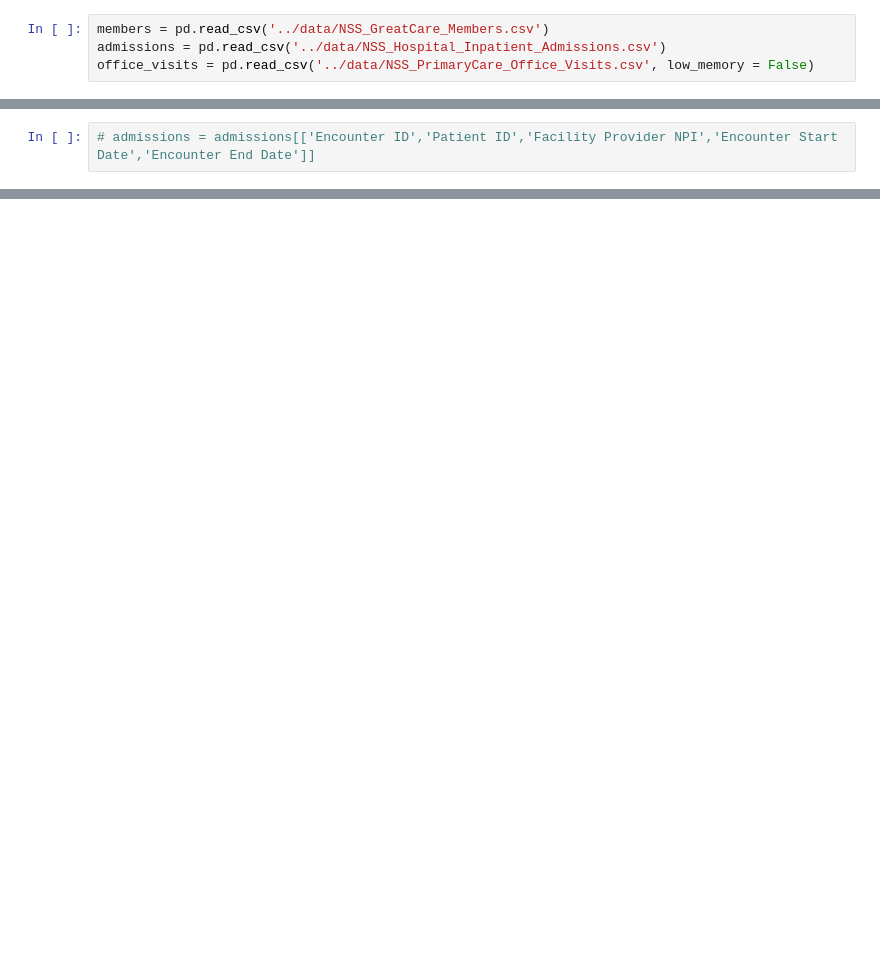
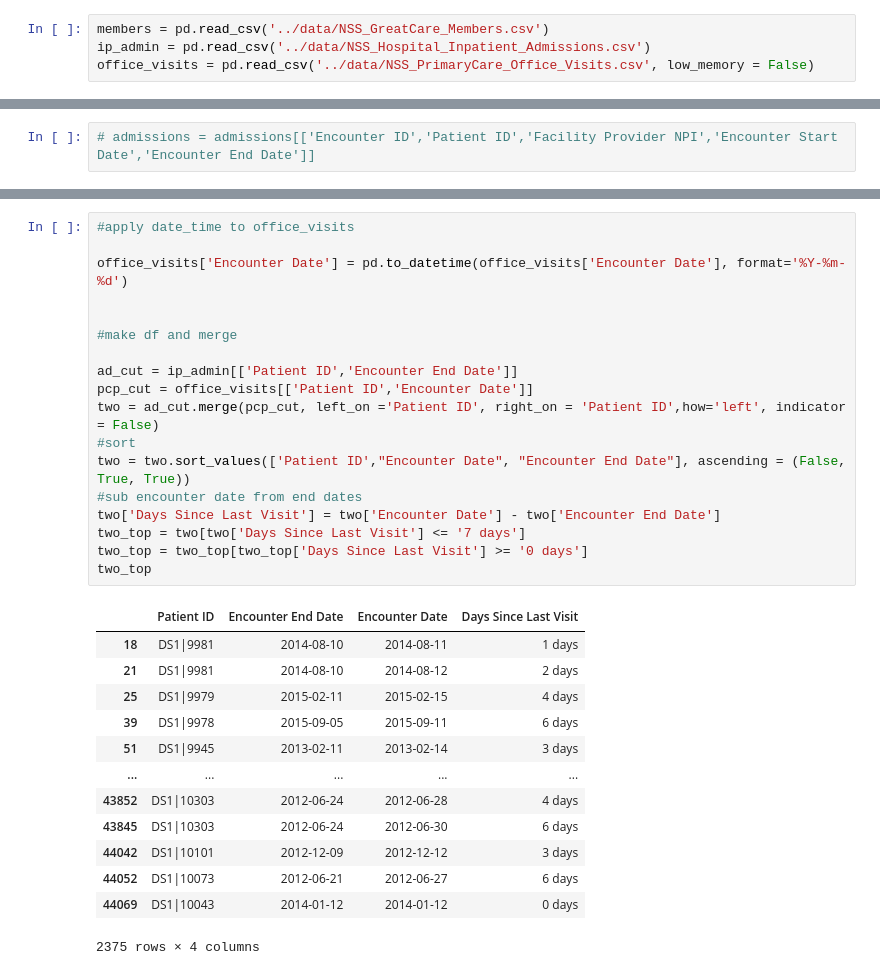
Before and after one commit to tipearso/hospital-readmissions, a Jupyter notebook: notebooks/hospital_readmissions.ipynb, the cells around one changed output, grey strips where cells are left out. Saved outputs shown, nothing was run; the diff lists cells and outputs as text; blank space fills up the shorter version.

```diff
--- a/notebooks/hospital_readmissions.ipynb
+++ b/notebooks/hospital_readmissions.ipynb
@@ -6,7 +7,7 @@ import re
 # pd.set_option('display.max_columns', None)
 # %%
 members = pd.read_csv('../data/NSS_GreatCare_Members.csv')
-admissions = pd.read_csv('../data/NSS_Hospital_Inpatient_Admissions.csv')
+ip_admin = pd.read_csv('../data/NSS_Hospital_Inpatient_Admissions.csv')
 office_visits = pd.read_csv('../data/NSS_PrimaryCare_Office_Visits.csv', low_memory = False)
 # %%
 members.head(20)
@@ -83,0 +209,32 @@ office_visits.head()
+# %%
+#apply date_time to office_visits
+
+office_visits['Encounter Date'] = pd.to_datetime(office_visits['Encounter Date'], format='%Y-%m-%d')
+
+
+#make df and merge
+
+ad_cut = ip_admin[['Patient ID','Encounter End Date']]
+pcp_cut = office_visits[['Patient ID','Encounter Date']]
+two = ad_cut.merge(pcp_cut, left_on ='Patient ID', right_on = 'Patient ID',how='left', indicator = False)
+#sort
+two = two.sort_values(['Patient ID',"Encounter Date", "Encounter End Date"], ascending = (False, True, True))
+#sub encounter date from end dates
+two['Days Since Last Visit'] = two['Encounter Date'] - two['Encounter End Date']
+two_top = two[two['Days Since Last Visit'] <= '7 days']
+two_top = two_top[two_top['Days Since Last Visit'] >= '0 days']
+two_top
+# %% [output]
+|  | Patient ID | Encounter End Date | Encounter Date | Days Since Last Visit |
+| 18 | DS1|9981 | 2014-08-10 | 2014-08-11 | 1 days |
+| 21 | DS1|9981 | 2014-08-10 | 2014-08-12 | 2 days |
+| 25 | DS1|9979 | 2015-02-11 | 2015-02-15 | 4 days |
+| 39 | DS1|9978 | 2015-09-05 | 2015-09-11 | 6 days |
+| 51 | DS1|9945 | 2013-02-11 | 2013-02-14 | 3 days |
+| ... | ... | ... | ... | ... |
+| 43852 | DS1|10303 | 2012-06-24 | 2012-06-28 | 4 days |
+| 43845 | DS1|10303 | 2012-06-24 | 2012-06-30 | 6 days |
+| 44042 | DS1|10101 | 2012-12-09 | 2012-12-12 | 3 days |
+| 44052 | DS1|10073 | 2012-06-21 | 2012-06-27 | 6 days |
+| 44069 | DS1|10043 | 2014-01-12 | 2014-01-12 | 0 days |
+2375 rows × 4 columns
```
Also changed, not shown: parts of 23 cells of this notebook.
